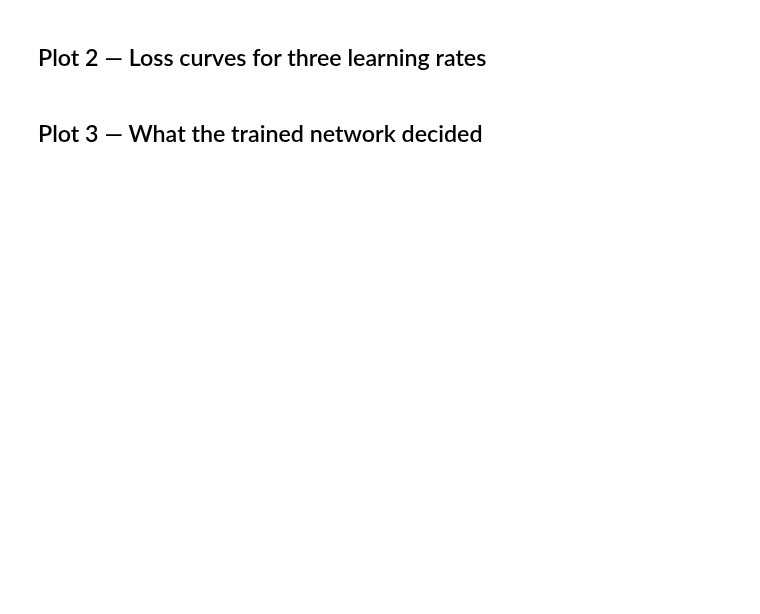
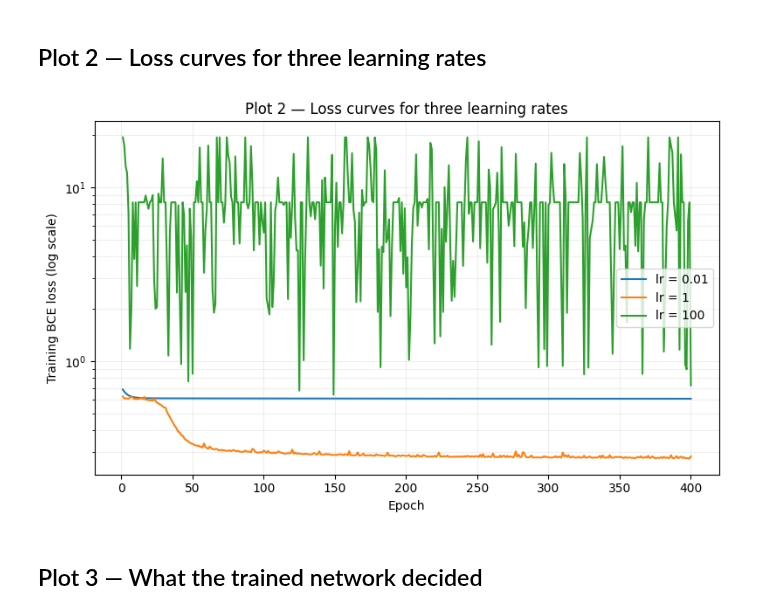
Before and after one commit to yeonnnnni/machine-learning-project, a Jupyter notebook: lab04_1_gradient_descent/notebooks/lab04_1_visualization.ipynb, the cells around one changed output. Saved outputs shown, nothing was run; the diff lists cells and outputs as text; code cells hidden in the pictures; blank space fills up the shorter version.

```diff
--- a/lab04_1_gradient_descent/notebooks/lab04_1_visualization.ipynb
+++ b/lab04_1_gradient_descent/notebooks/lab04_1_visualization.ipynb
@@ -34,9 +82,38 @@ results
 # %%
 # ============ TODO (Plot 2) ============
 # Train once for each learning rate in lab04_1.LEARNING_RATES and draw all three
 # history['train_loss'] curves on one pair of axes, against epoch.
 # A log scale on the y axis keeps the diverged run readable. Legend by learning rate.
 # =======================================
+
+fig, ax = plt.subplots(figsize=(8, 5))
+
+for lr in lab04_1.LEARNING_RATES:
+    _, history = lab04_1.train(
+        X_train, y_train, X_val, y_val, lr=lr,
+    )
+    epoch_numbers = np.arange(1, len(history["train_loss"]) + 1)
+    ax.plot(
+        epoch_numbers,
+        history["train_loss"],
+        label=f"lr = {lr:g}",
+        linewidth=1.5,
+    )
+
+ax.set_yscale("log")
+ax.set(
+    title="Plot 2 — Loss curves for three learning rates",
+    xlabel="Epoch",
+    ylabel="Training BCE loss (log scale)",
+)
+ax.legend()
+ax.grid(which="both", alpha=0.2)
+
+fig.tight_layout()
+fig.savefig("fig2.png", dpi=200, bbox_inches="tight")
+plt.show()
+# %% [output]
+[figure, added]
 # %% [markdown]
 ## Plot 3 — What the trained network decided
 # %%
```
Also changed, not shown: parts of 4 cells of this notebook, 27 other files.
